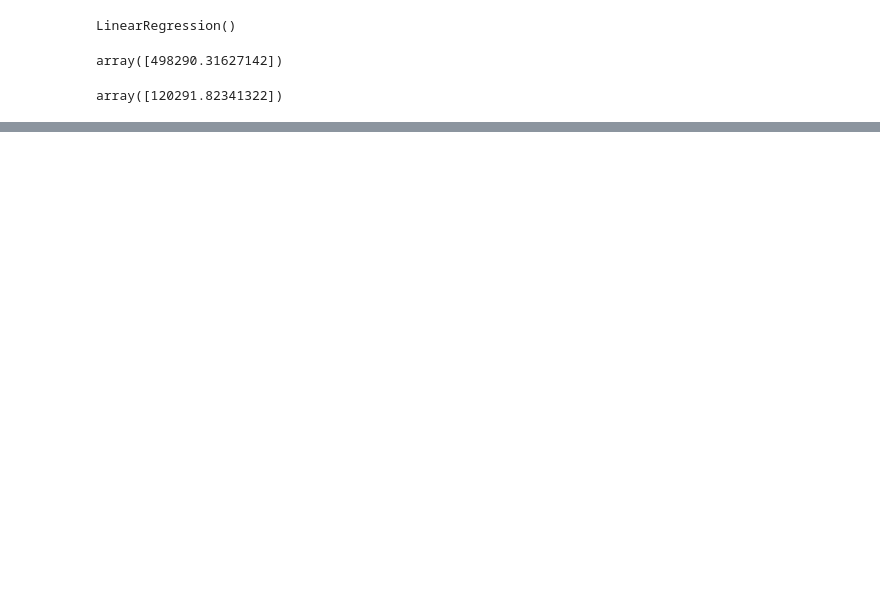
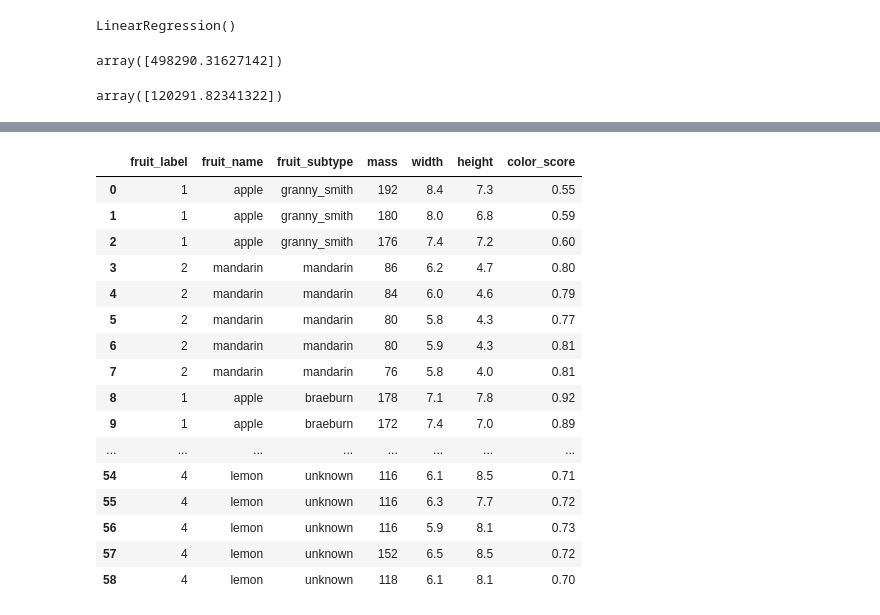
Before and after one commit to Deepak9523/WD_ML-03-02-2003-, a Jupyter notebook: first.ipynb, the cells around one changed output, grey strips where cells are left out. Saved outputs shown, nothing was run; the diff lists cells and outputs as text; code cells hidden in the pictures; blank space fills up the shorter version.

```diff
--- a/first.ipynb
+++ b/first.ipynb
@@ -293,0 +276,22 @@ AttributeError: module 'matplotlib.pyplot' has no attribute 'plt'
+# %%
+df2=pd.read_csv("fruit_data_with_colors.txt",delimiter="\t")
+# %%
+df2
+# %% [output]
+|  | fruit_label | fruit_name | fruit_subtype | mass | width | height | color_score |
+| 0 | 1 | apple | granny_smith | 192 | 8.4 | 7.3 | 0.55 |
+| 1 | 1 | apple | granny_smith | 180 | 8.0 | 6.8 | 0.59 |
+| 2 | 1 | apple | granny_smith | 176 | 7.4 | 7.2 | 0.60 |
+| 3 | 2 | mandarin | mandarin | 86 | 6.2 | 4.7 | 0.80 |
+| 4 | 2 | mandarin | mandarin | 84 | 6.0 | 4.6 | 0.79 |
+| 5 | 2 | mandarin | mandarin | 80 | 5.8 | 4.3 | 0.77 |
+| 6 | 2 | mandarin | mandarin | 80 | 5.9 | 4.3 | 0.81 |
+| 7 | 2 | mandarin | mandarin | 76 | 5.8 | 4.0 | 0.81 |
+| 8 | 1 | apple | braeburn | 178 | 7.1 | 7.8 | 0.92 |
+| 9 | 1 | apple | braeburn | 172 | 7.4 | 7.0 | 0.89 |
+| ... | ... | ... | ... | ... | ... | ... | ... |
+| 54 | 4 | lemon | unknown | 116 | 6.1 | 8.5 | 0.71 |
+| 55 | 4 | lemon | unknown | 116 | 6.3 | 7.7 | 0.72 |
+| 56 | 4 | lemon | unknown | 116 | 5.9 | 8.1 | 0.73 |
+| 57 | 4 | lemon | unknown | 152 | 6.5 | 8.5 | 0.72 |
+| 58 | 4 | lemon | unknown | 118 | 6.1 | 8.1 | 0.70 |
```
Also changed, not shown: parts of 26 cells of this notebook, 3 other files.
